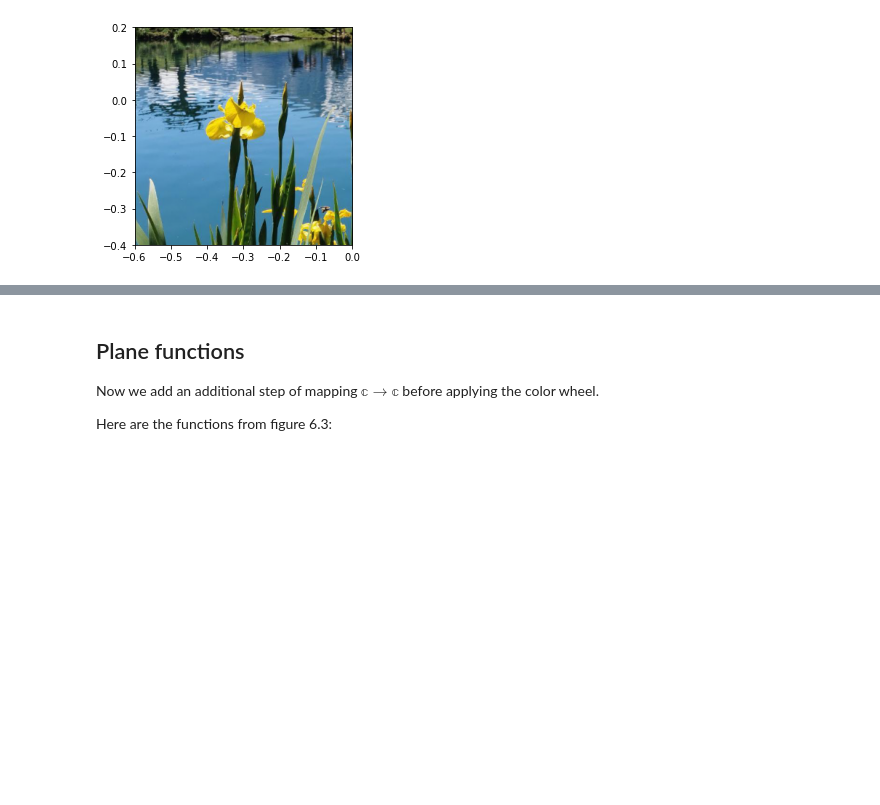
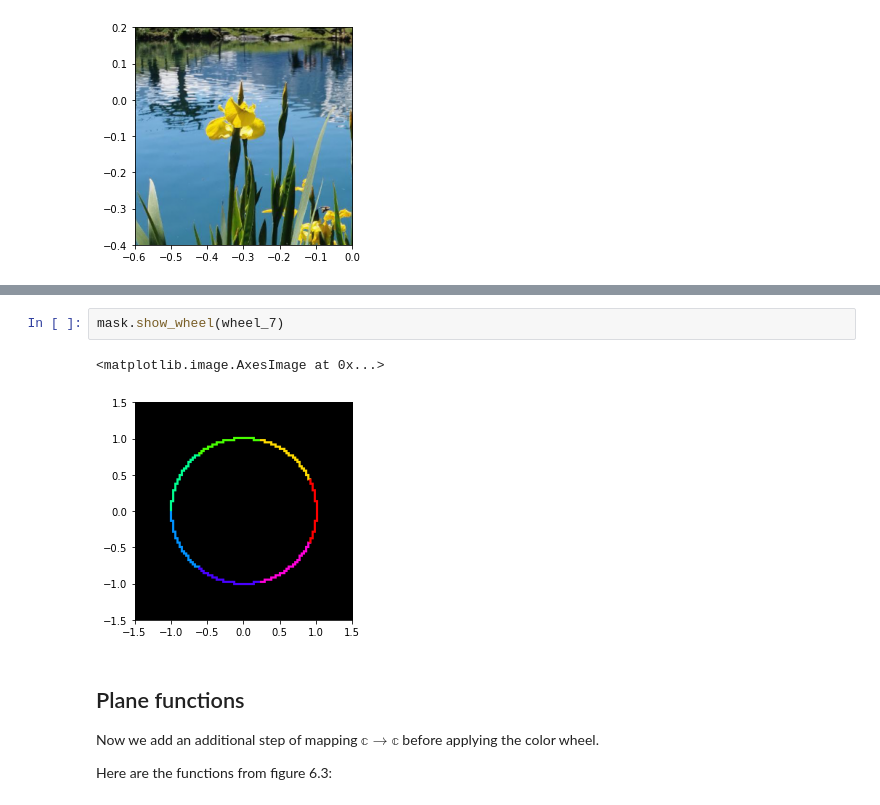
Before and after one commit to sbliven/symmart, a Jupyter notebook: examples/Farris 06 - Plane Functions.ipynb, the cells around one changed output, grey strips where cells are left out. Drawn from its saved outputs; the diff is of its cells as text; blank space fills up the shorter version.

```diff
--- a/examples/Farris 06 - Plane Functions.ipynb
+++ b/examples/Farris 06 - Plane Functions.ipynb
@@ -103,3 +119,8 @@ show_plane_fn(wheel=alps_wheel, limits=(-0.6 - 0.4j, 0.2j))
+# %%
+mask.show_wheel(wheel_7)
+# %% [output]
+<matplotlib.image.AxesImage at 0x...>
+[figure, added]
 # %% [markdown]
 ## Plane functions
 
```
Also changed, not shown: parts of 8 cells of this notebook, 14 other files.
